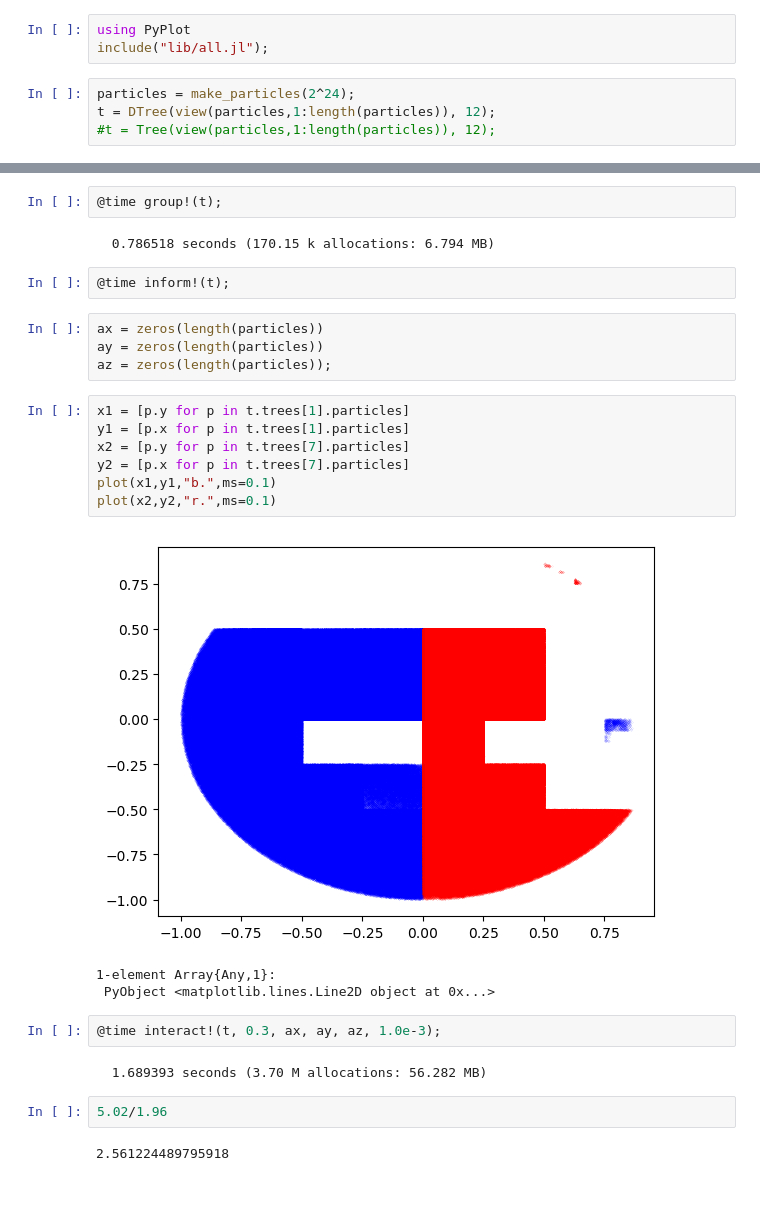
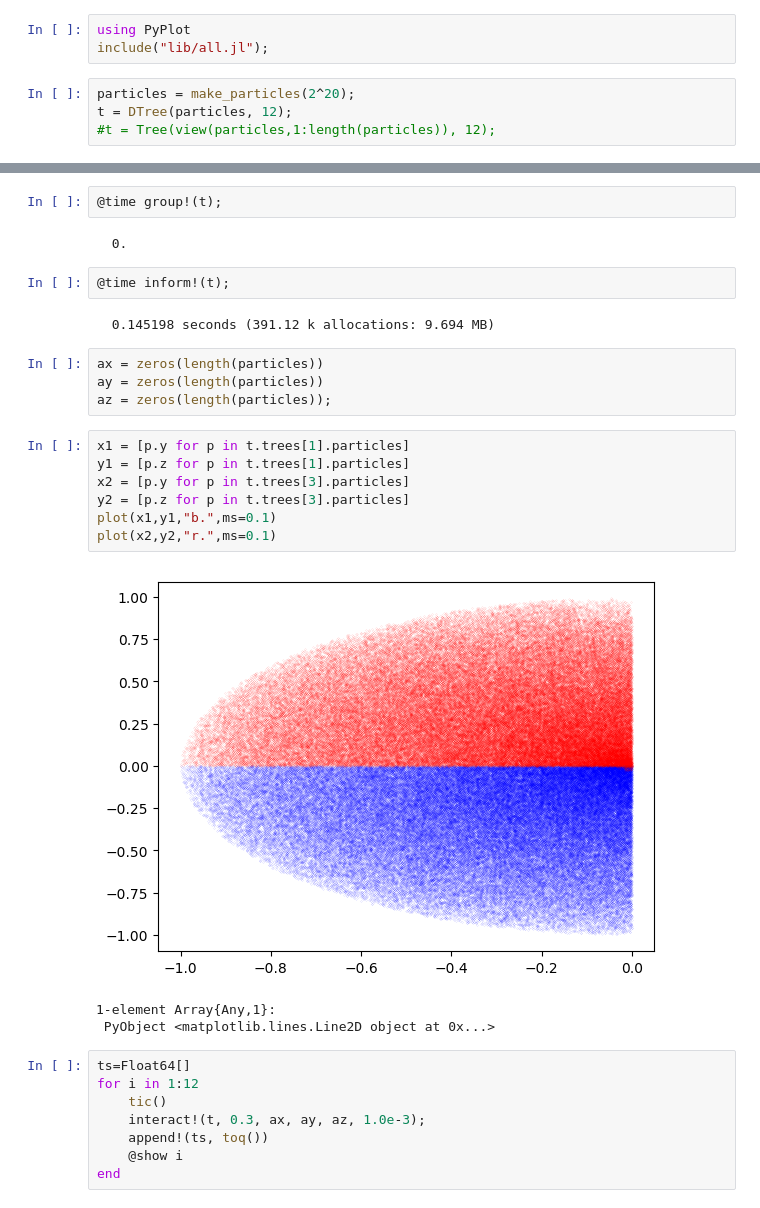
Before and after one commit to skariel/nbtree_fast, a Jupyter notebook: 1.ipynb, the cells around one changed output, grey strips where cells are left out. Cells and saved outputs as stored; diff of their text form.

```diff
--- a/1.ipynb
+++ b/1.ipynb
@@ -2,8 +2,8 @@
 using PyPlot
 include("lib/all.jl");
 # %%
-particles = make_particles(2^24);
-t = DTree(view(particles,1:length(particles)), 12);
+particles = make_particles(2^20);
+t = DTree(particles, 12);
 #t = Tree(view(particles,1:length(particles)), 12);
 # %% [output]
 ----------
@@ -26,29 +10,31 @@ _rng(vec,i + every * j,N) = 14680065:15728640
 # %%
 @time group!(t);
 # %% [output]
-  0.786518 seconds (170.15 k allocations: 6.794 MB)
+  0.
 # %%
 @time inform!(t);
+# %% [output]
+  0.145198 seconds (391.12 k allocations: 9.694 MB)
 # %%
 ax = zeros(length(particles))
 ay = zeros(length(particles))
 az = zeros(length(particles));
 # %%
 x1 = [p.y for p in t.trees[1].particles]
-y1 = [p.x for p in t.trees[1].particles]
-x2 = [p.y for p in t.trees[7].particles]
-y2 = [p.x for p in t.trees[7].particles]
+y1 = [p.z for p in t.trees[1].particles]
+x2 = [p.y for p in t.trees[3].particles]
+y2 = [p.z for p in t.trees[3].particles]
 plot(x1,y1,"b.",ms=0.1)
 plot(x2,y2,"r.",ms=0.1)
 # %% [output]
-[figure, old version]
+[figure, new version]
 1-element Array{Any,1}:
  PyObject <matplotlib.lines.Line2D object at 0x...>
 # %%
-@time interact!(t, 0.3, ax, ay, az, 1.0e-3);
+ts=Float64[]
+for i in 1:12
+    tic()
+    interact!(t, 0.3, ax, ay, az, 1.0e-3);
+    append!(ts, toq())
+    @show i
+end
-# %% [output]
-  1.689393 seconds (3.70 M allocations: 56.282 MB)
-# %%
-5.02/1.96
-# %% [output]
-2.561224489795918
```
Also changed, not shown: parts of 9 cells of this notebook, 1 other file.
